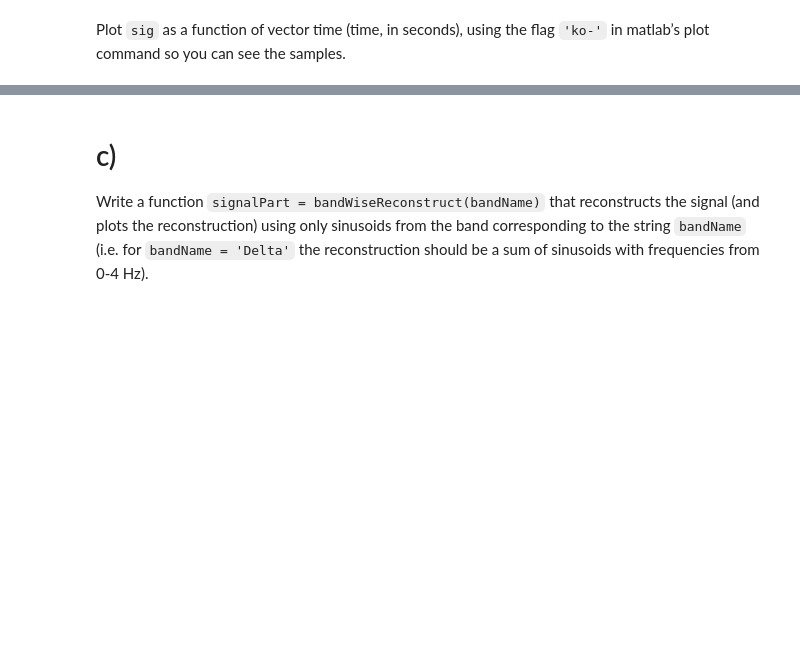
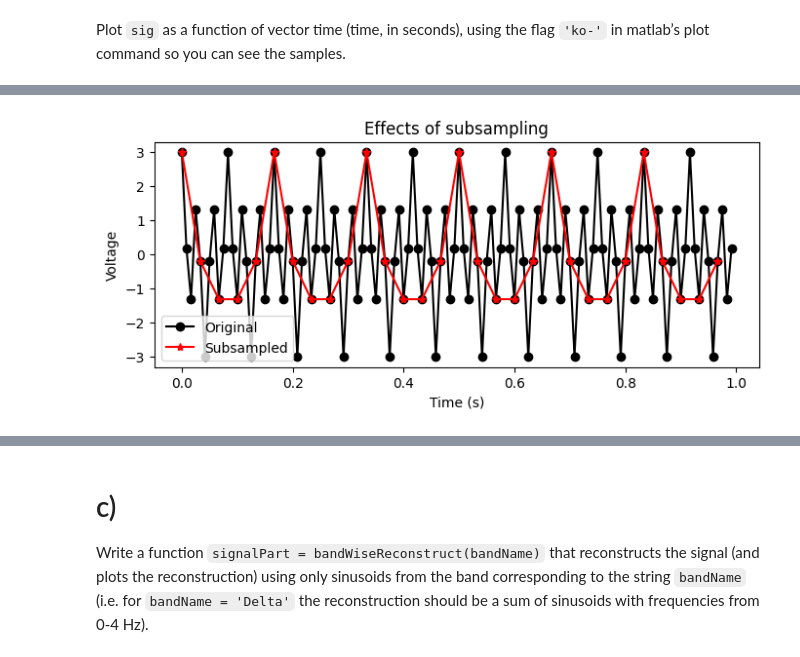
Before and after one commit to lukearend/math-tools, a Jupyter notebook: homework/hw3/HW3_Q4_Arend.ipynb, the cells around one changed output, grey strips where cells are left out. Cells and saved outputs as stored; diff of their text form; code cells hidden in the pictures; blank space fills up the shorter version.

```diff
--- a/homework/hw3/HW3_Q4_Arend.ipynb
+++ b/homework/hw3/HW3_Q4_Arend.ipynb
@@ -32,0 +31,14 @@ Examine your EEG result in the frequency domain. First plot the magnitude (ampli
+# %%
+def subsample(x, factor=4, offset=0):
+    return x[offset::factor]
+
+plt.subplots(figsize=(8, 3))
+plt.title('Effects of subsampling')
+plt.plot(t, sig, 'ko-', label='Original')
+plt.plot(subsample(t), subsample(sig), 'r*-', label='Subsampled')
+plt.xlabel('Time (s)')
+plt.ylabel('Voltage')
+plt.legend()
+plt.show()
+# %% [output]
+[figure, added]
```
Also changed, not shown: parts of 25 cells of this notebook, 1 other file.
